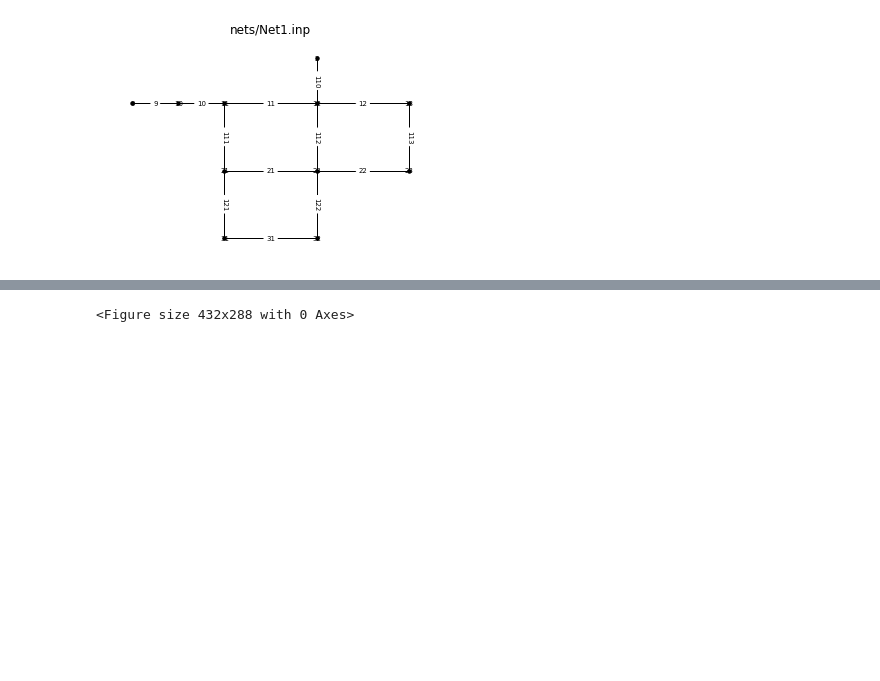
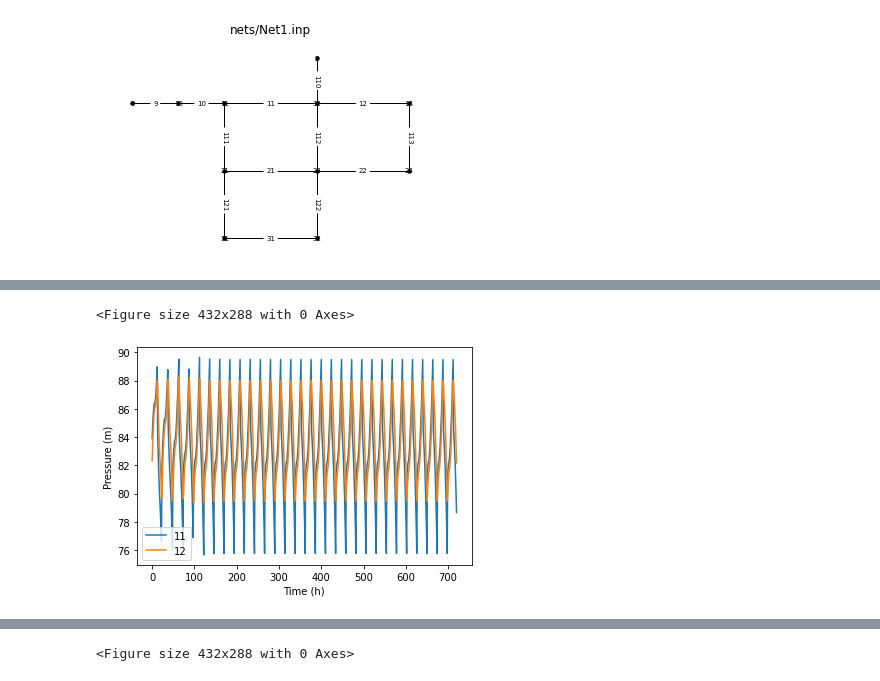
Before and after one commit to JulianBvW/BA-WDN-Leakage-Detection, a Jupyter notebook: LeakageDetection.ipynb, the cells around one changed output, grey strips where cells are left out. Cells and saved outputs as stored; diff of their text form; code cells hidden in the pictures; blank space fills up the shorter version.

Commit message:
Finished Dataloader class

```diff
--- a/LeakageDetection.ipynb
+++ b/LeakageDetection.ipynb
@@ -52,0 +55,4 @@ p
+# %%
+data = Dataloader(p, wdn.important_nodes)
+prs = data.get_nodes(['11', '12'])
+prs
@@ -52,0 +74,9 @@ p
+# %%
+plt.figure()
+ax = prs.plot()
+text = ax.set_xlabel("Time (h)")
+text = ax.set_ylabel("Pressure (m)")
+plt.show()
+# %% [output]
+<Figure size 432x288 with 0 Axes>
+[figure, added]
```
Also changed, not shown: parts of 5 cells of this notebook, 1 other file.
